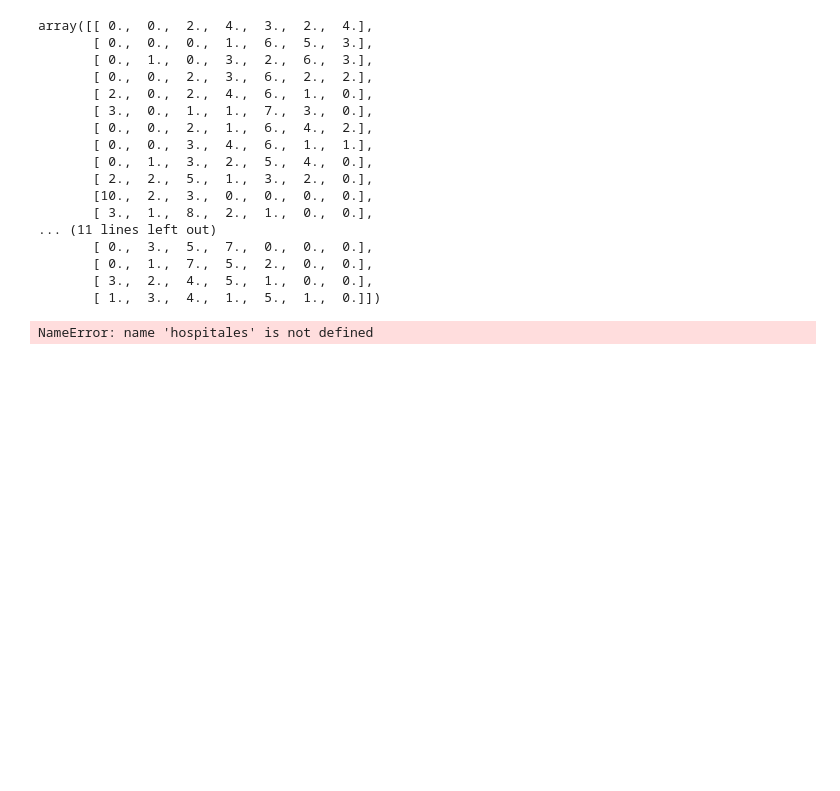
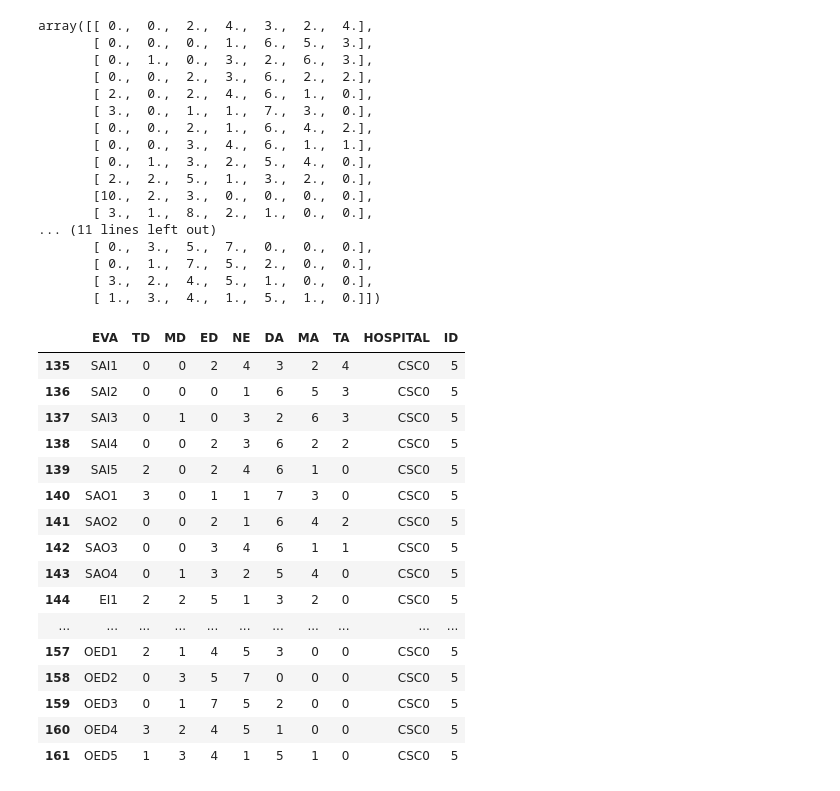
Before and after one commit to nerzhul250/HealthCentersClusterAnalysis, a Jupyter notebook: ResearchAssistant/Análisis de la organización de los centros de salud del sur occidente colombiano.ipynb, the cells around one changed output. Drawn from its saved outputs; the diff is of its cells as text; code cells hidden in the pictures; blank space fills up the shorter version.

```diff
--- a/ResearchAssistant/Análisis de la organización de los centros de salud del sur occidente colombiano.ipynb
+++ b/ResearchAssistant/Análisis de la organización de los centros de salud del sur occidente colombiano.ipynb
@@ -130,6 +135,22 @@ array([[ 0.,  0.,  2.,  4.,  3.,  2.,  4.],
        [ 3.,  2.,  4.,  5.,  1.,  0.,  0.],
        [ 1.,  3.,  4.,  1.,  5.,  1.,  0.]])
 # %%
-hospitales[hospitales.ID==20]
+hospitales[hospitales.ID==5]
 # %% [output]
-NameError: name 'hospitales' is not defined
+|  | EVA | TD | MD | ED | NE | DA | MA | TA | HOSPITAL | ID |
+| 135 | SAI1 | 0 | 0 | 2 | 4 | 3 | 2 | 4 | CSC0 | 5 |
+| 136 | SAI2 | 0 | 0 | 0 | 1 | 6 | 5 | 3 | CSC0 | 5 |
+| 137 | SAI3 | 0 | 1 | 0 | 3 | 2 | 6 | 3 | CSC0 | 5 |
+| 138 | SAI4 | 0 | 0 | 2 | 3 | 6 | 2 | 2 | CSC0 | 5 |
+| 139 | SAI5 | 2 | 0 | 2 | 4 | 6 | 1 | 0 | CSC0 | 5 |
+| 140 | SAO1 | 3 | 0 | 1 | 1 | 7 | 3 | 0 | CSC0 | 5 |
+| 141 | SAO2 | 0 | 0 | 2 | 1 | 6 | 4 | 2 | CSC0 | 5 |
+| 142 | SAO3 | 0 | 0 | 3 | 4 | 6 | 1 | 1 | CSC0 | 5 |
+| 143 | SAO4 | 0 | 1 | 3 | 2 | 5 | 4 | 0 | CSC0 | 5 |
+| 144 | EI1 | 2 | 2 | 5 | 1 | 3 | 2 | 0 | CSC0 | 5 |
+| ... | ... | ... | ... | ... | ... | ... | ... | ... | ... | ... |
+| 157 | OED1 | 2 | 1 | 4 | 5 | 3 | 0 | 0 | CSC0 | 5 |
+| 158 | OED2 | 0 | 3 | 5 | 7 | 0 | 0 | 0 | CSC0 | 5 |
+| 159 | OED3 | 0 | 1 | 7 | 5 | 2 | 0 | 0 | CSC0 | 5 |
+| 160 | OED4 | 3 | 2 | 4 | 5 | 1 | 0 | 0 | CSC0 | 5 |
+| 161 | OED5 | 1 | 3 | 4 | 1 | 5 | 1 | 0 | CSC0 | 5 |
```
Also changed, not shown: parts of 6 cells of this notebook, 5 other files.
